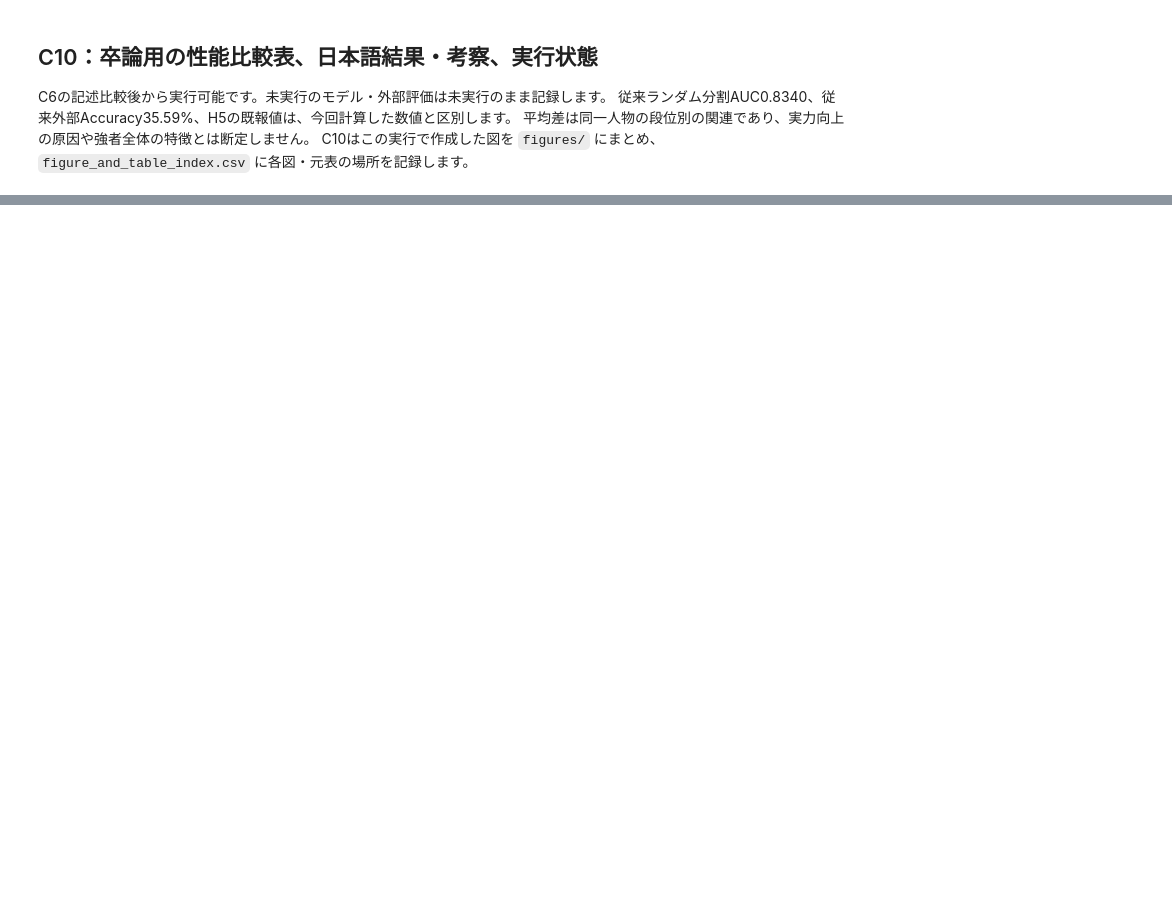
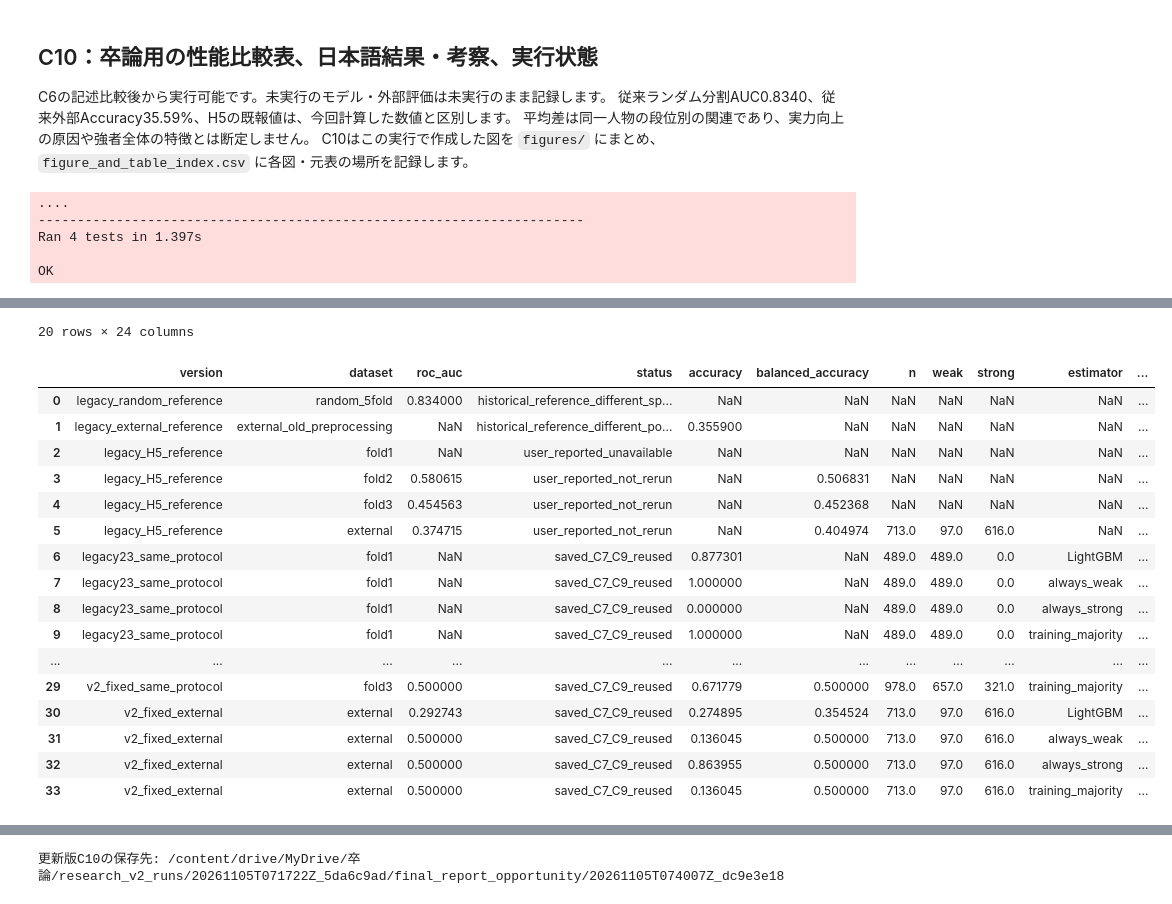
Before and after one commit to yuukienomoto/report_-syobon_n, a Jupyter notebook: research_v2/reanalysis_v2.ipynb, the cells around one changed output, grey strips where cells are left out. Drawn from its saved outputs; the diff is of its cells as text; code cells hidden in the pictures; blank space fills up the shorter version.

```diff
--- a/research_v2/reanalysis_v2.ipynb
+++ b/research_v2/reanalysis_v2.ipynb
@@ -28,7 +29,7 @@ GitHubの固定コミットから必要な小さいファイルだけを取得
 from pathlib import Path
 import hashlib, importlib.metadata, json, os, re, subprocess, sys, urllib.request
 
-CODE_COMMIT = "a78649890706f11f2899e199d6fb8e0097f93ea4"  # 配布時に40桁の固定コミットへ置換
+CODE_COMMIT = "15572a5a3f21da470c4fcbb0e16496f31cba0b3e"  # 配布時に40桁の固定コミットへ置換
 if not re.fullmatch(r"[0-9a-f]{40}", CODE_COMMIT):
     raise RuntimeError("固定コードのコミット未設定です。公開された完成版Notebookを開いてください。")
 CODE_ROOT = Path("/content/mahjong_research_v2") / CODE_COMMIT
@@ -46,6 +47,8 @@ FILES = [
     "mahjong_research/tenhou.py", "mahjong_research/inputs.py",
     "mahjong_research/analysis.py", "mahjong_research/reporting.py",
     "mahjong_research/workflow.py", "tests/test_tenhou.py",
+    "mahjong_research/recovery.py", "tests/test_disclosure_regression.py",
+    "tests/fixtures/disclosed_own_four_tiles.xml",
     "tests/test_inputs.py", "tests/test_analysis.py", "tests/test_workflow.py",
     "docs/feature_audit_ja.md", "docs/thesis_draft_ja.md",
     "docs/extractor_validation.json", "docs/extractor_validation.md",
@@ -85,7 +88,17 @@ for package, version in expected.items():
 if need_install:
     subprocess.check_call([sys.executable, "-m", "pip", "install", "-q", "-r", str(CODE_ROOT / "requirements.txt")])
 if loaded_mismatch:
-    raise RuntimeError("依存関係を準備しました。Colabの［ランタイム］→［セッションを再起動］後、C1を再実行してください。読込済み版が異なるライブラリ: " + ", ".join(loaded_mismatch))
+    # Native libraries already imported by Colab need a fresh Python process.
+    # A persistent guard prevents an automatic restart loop.
+    restart_guard = CODE_ROOT / "dependency_restart.json"
+    previous = json.loads(restart_guard.read_text(encoding="utf-8")) if restart_guard.exists() else None
+    if previous and previous.get("expected") == expected and not need_install:
+        raise SystemExit("再起動後もライブラリの版が一致しません。［ランタイム］からセッションを再起動してC1を再実行してください。改善しない場合はC1の出力を共有してください。対象: " + ", ".join(loaded_mismatch))
+    restart_guard.write_text(json.dumps({"expected": expected, "pid": os.getpid()}, indent=2), encoding="utf-8")
+    print("依存関係の準備が完了しました。読み込み済みライブラリを切り替えるため、Pythonセッションを一度再起動します。", flush=True)
+    print("接続が戻ったらC1をもう一度実行してください。次にテストとDrive接続へ進みます。", flush=True)
+    os.kill(os.getpid(), 9)  # SIGKILL on the Linux Colab runtime
+    raise SystemExit("セッションの再起動を待ち、C1を再実行してください。")
 for package, version in expected.items():
     if importlib.metadata.version(package) != version:
         raise RuntimeError(f"依存関係が一致しません: {package}=={version}")
@@ -266,0 +578,40 @@ print("CSV・図の索引:", Path(report_path).parent / "figure_and_table_index.
+# %%
+# Updated C10: read saved C6B/C7/C9 results only.
+from pathlib import Path
+import importlib.util,sys,urllib.request,unittest
+from IPython.display import display,Markdown
+
+REPORT_COMMIT="5d1a50ff40e2ab6c85a7bb3385caa14495900e11"
+OPPORTUNITY_DIR=None  # C6B output, e.g. /content/drive/MyDrive/卒論/research_v2_opportunity/<ID>
+RUN_DIR_FOR_REPORT=None  # C7/C9 run folder, e.g. .../research_v2_runs/<ID>
+if OPPORTUNITY_DIR is None:
+    OPPORTUNITY_DIR=(globals().get("opportunity_result") or {}).get("output_dir")
+if RUN_DIR_FOR_REPORT is None:
+    RUN_DIR_FOR_REPORT=(globals().get("ctx") or {}).get("folder") or globals().get("RUN_DIR")
+if OPPORTUNITY_DIR is None or RUN_DIR_FOR_REPORT is None:
+    raise ValueError("OPPORTUNITY_DIRにC6B保存先、RUN_DIR_FOR_REPORTにC7/C9の実行フォルダを設定してください。")
+report_code_root=Path("/content/mahjong_opportunity_report")/REPORT_COMMIT
+report_code_root.mkdir(parents=True,exist_ok=True)
+for name in ["opportunity_report.py","test_opportunity_report.py"]:
+    url=f"https://raw.githubusercontent.com/yuukienomoto/report_-syobon_n/{REPORT_COMMIT}/research_v2/supplement/{name}"
+    (report_code_root/name).write_bytes(urllib.request.urlopen(url,timeout=60).read())
+spec=importlib.util.spec_from_file_location("opportunity_report",report_code_root/"opportunity_report.py")
+report_module=importlib.util.module_from_spec(spec)
+sys.modules[spec.name]=report_module
+spec.loader.exec_module(report_module)
+spec_test=importlib.util.spec_from_file_location("test_opportunity_report",report_code_root/"test_opportunity_report.py")
+report_tests=importlib.util.module_from_spec(spec_test)
+spec_test.loader.exec_module(report_tests)
+checks=unittest.TextTestRunner(verbosity=1).run(unittest.defaultTestLoader.loadTestsFromModule(report_tests))
+if not checks.wasSuccessful():raise RuntimeError("更新レポートの回帰テスト失敗。保存済み入力は変更せず停止します。")
+updated_c10_result=report_module.updated_thesis_report(OPPORTUNITY_DIR,RUN_DIR_FOR_REPORT)
+display(updated_c10_result["comparison"])
+display(updated_c10_result["performance"])
+display(Markdown(updated_c10_result["report_path"].read_text(encoding="utf-8")))
+print("更新版C10の保存先:",updated_c10_result["output_dir"])
+# %% [output]
+....
+----------------------------------------------------------------------
+Ran 4 tests in 1.397s
+
+OK
@@ -266,0 +635,18 @@ print("CSV・図の索引:", Path(report_path).parent / "figure_and_table_index.
+20 rows × 24 columns
+|  | version | dataset | roc_auc | status | accuracy | balanced_accuracy | n | weak | strong | estimator | ... |
+| 0 | legacy_random_reference | random_5fold | 0.834000 | historical_reference_different_sp... | NaN | NaN | NaN | NaN | NaN | NaN | ... |
+| 1 | legacy_external_reference | external_old_preprocessing | NaN | historical_reference_different_po... | 0.355900 | NaN | NaN | NaN | NaN | NaN | ... |
+| 2 | legacy_H5_reference | fold1 | NaN | user_reported_unavailable | NaN | NaN | NaN | NaN | NaN | NaN | ... |
+| 3 | legacy_H5_reference | fold2 | 0.580615 | user_reported_not_rerun | NaN | 0.506831 | NaN | NaN | NaN | NaN | ... |
+| 4 | legacy_H5_reference | fold3 | 0.454563 | user_reported_not_rerun | NaN | 0.452368 | NaN | NaN | NaN | NaN | ... |
+| 5 | legacy_H5_reference | external | 0.374715 | user_reported_not_rerun | NaN | 0.404974 | 713.0 | 97.0 | 616.0 | NaN | ... |
+| 6 | legacy23_same_protocol | fold1 | NaN | saved_C7_C9_reused | 0.877301 | NaN | 489.0 | 489.0 | 0.0 | LightGBM | ... |
+| 7 | legacy23_same_protocol | fold1 | NaN | saved_C7_C9_reused | 1.000000 | NaN | 489.0 | 489.0 | 0.0 | always_weak | ... |
+| 8 | legacy23_same_protocol | fold1 | NaN | saved_C7_C9_reused | 0.000000 | NaN | 489.0 | 489.0 | 0.0 | always_strong | ... |
+| 9 | legacy23_same_protocol | fold1 | NaN | saved_C7_C9_reused | 1.000000 | NaN | 489.0 | 489.0 | 0.0 | training_majority | ... |
+| ... | ... | ... | ... | ... | ... | ... | ... | ... | ... | ... | ... |
+| 29 | v2_fixed_same_protocol | fold3 | 0.500000 | saved_C7_C9_reused | 0.671779 | 0.500000 | 978.0 | 657.0 | 321.0 | training_majority | ... |
+| 30 | v2_fixed_external | external | 0.292743 | saved_C7_C9_reused | 0.274895 | 0.354524 | 713.0 | 97.0 | 616.0 | LightGBM | ... |
+| 31 | v2_fixed_external | external | 0.500000 | saved_C7_C9_reused | 0.136045 | 0.500000 | 713.0 | 97.0 | 616.0 | always_weak | ... |
+| 32 | v2_fixed_external | external | 0.500000 | saved_C7_C9_reused | 0.863955 | 0.500000 | 713.0 | 97.0 | 616.0 | always_strong | ... |
+| 33 | v2_fixed_external | external | 0.500000 | saved_C7_C9_reused | 0.136045 | 0.500000 | 713.0 | 97.0 | 616.0 | training_majority | ... |
@@ -266,0 +707 @@ print("CSV・図の索引:", Path(report_path).parent / "figure_and_table_index.
+更新版C10の保存先: /content/drive/MyDrive/卒論/research_v2_runs/20261105T071722Z_5da6c9ad/final_report_opportunity/20261105T074007Z_dc9e3e18
```
Also changed, not shown: parts of 17 cells of this notebook.
